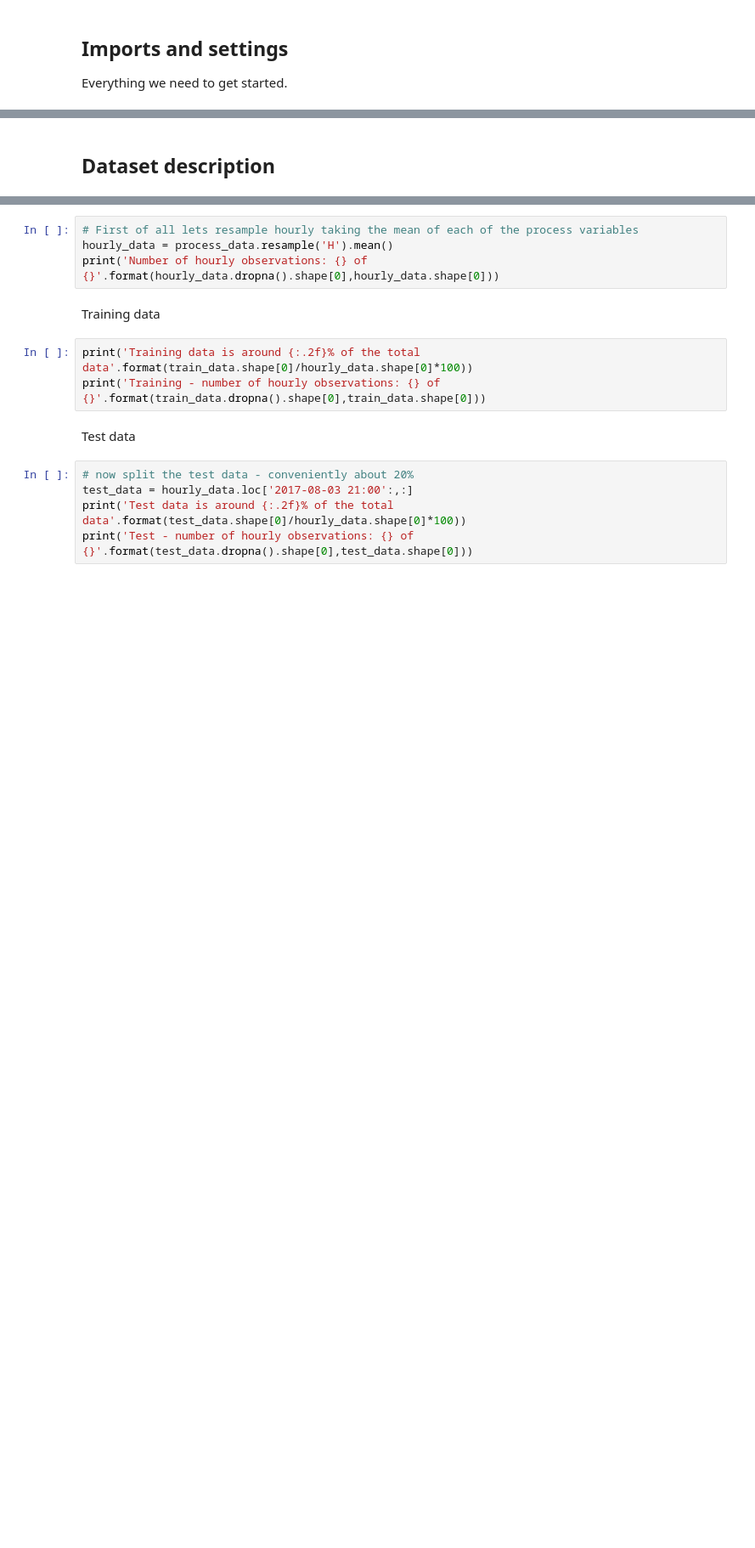
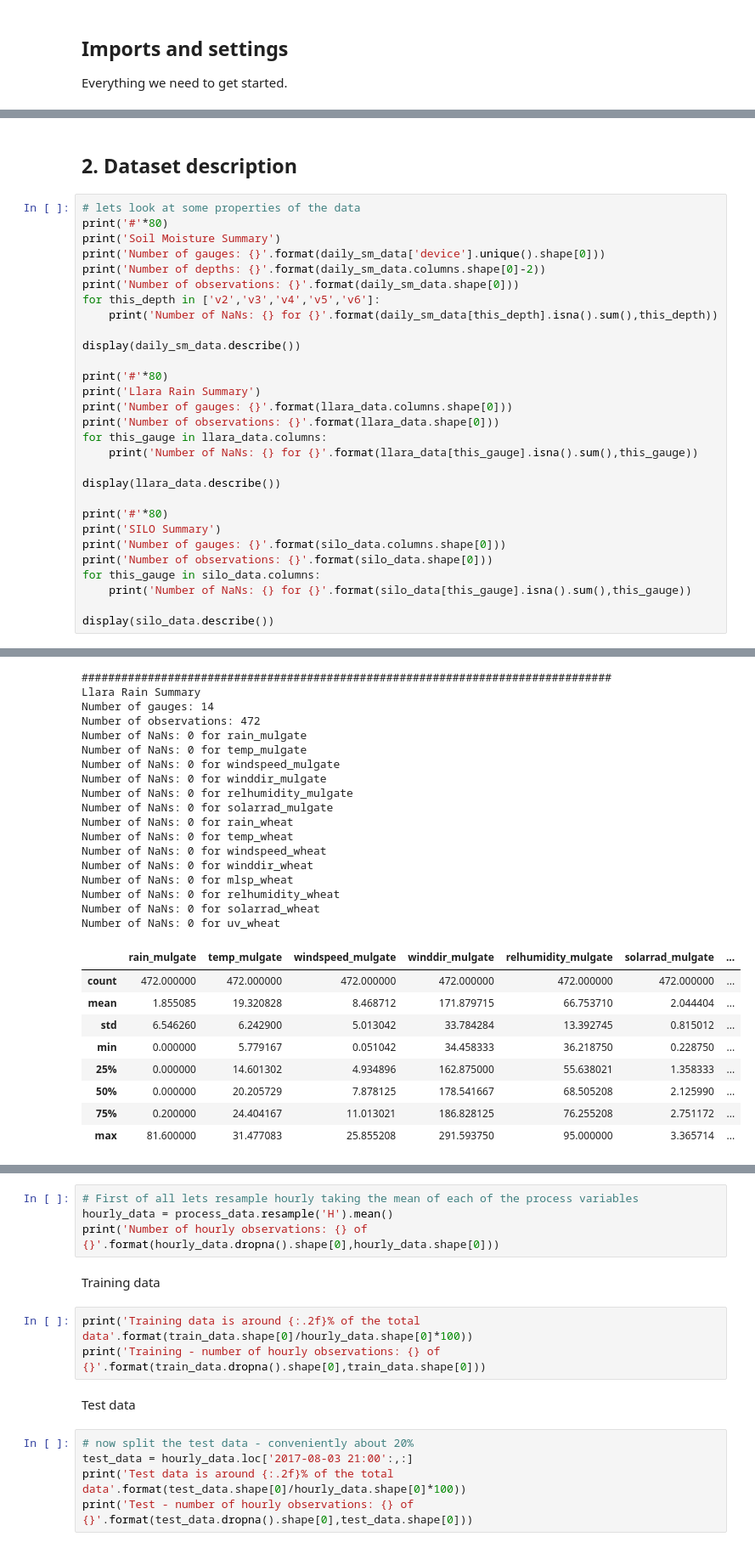
Before and after one commit to dare-centre/DDC-I, a Jupyter notebook: 00_Data_Preprocessing.ipynb, the cells around one changed output, grey strips where cells are left out. Shown at 85% size. Saved outputs shown, nothing was run; the diff lists cells and outputs as text; blank space fills up the shorter version.

```diff
--- a/00_Data_Preprocessing.ipynb
+++ b/00_Data_Preprocessing.ipynb
@@ -41,2 +216,32 @@ process_data.describe()
 # %% [markdown]
-## Dataset description
+## 2. Dataset description
+# %%
+# lets look at some properties of the data
+print('#'*80)
+print('Soil Moisture Summary')
+print('Number of gauges: {}'.format(daily_sm_data['device'].unique().shape[0]))
+print('Number of depths: {}'.format(daily_sm_data.columns.shape[0]-2))
+print('Number of observations: {}'.format(daily_sm_data.shape[0]))
+for this_depth in ['v2','v3','v4','v5','v6']:
+    print('Number of NaNs: {} for {}'.format(daily_sm_data[this_depth].isna().sum(),this_depth))
+
+display(daily_sm_data.describe())
+
+print('#'*80)
+print('Llara Rain Summary')
+print('Number of gauges: {}'.format(llara_data.columns.shape[0]))
+print('Number of observations: {}'.format(llara_data.shape[0]))
+for this_gauge in llara_data.columns:
+    print('Number of NaNs: {} for {}'.format(llara_data[this_gauge].isna().sum(),this_gauge))
+
+display(llara_data.describe())
+
+print('#'*80)
+print('SILO Summary')
+print('Number of gauges: {}'.format(silo_data.columns.shape[0]))
+print('Number of observations: {}'.format(silo_data.shape[0]))
+for this_gauge in silo_data.columns:
+    print('Number of NaNs: {} for {}'.format(silo_data[this_gauge].isna().sum(),this_gauge))
+
+display(silo_data.describe())
+# %% [output]
@@ -42,0 +267,27 @@ process_data.describe()
+################################################################################
+Llara Rain Summary
+Number of gauges: 14
+Number of observations: 472
+Number of NaNs: 0 for rain_mulgate
+Number of NaNs: 0 for temp_mulgate
+Number of NaNs: 0 for windspeed_mulgate
+Number of NaNs: 0 for winddir_mulgate
+Number of NaNs: 0 for relhumidity_mulgate
+Number of NaNs: 0 for solarrad_mulgate
+Number of NaNs: 0 for rain_wheat
+Number of NaNs: 0 for temp_wheat
+Number of NaNs: 0 for windspeed_wheat
+Number of NaNs: 0 for winddir_wheat
+Number of NaNs: 0 for mlsp_wheat
+Number of NaNs: 0 for relhumidity_wheat
+Number of NaNs: 0 for solarrad_wheat
+Number of NaNs: 0 for uv_wheat
+|  | rain_mulgate | temp_mulgate | windspeed_mulgate | winddir_mulgate | relhumidity_mulgate | solarrad_mulgate | ... |
+| count | 472.000000 | 472.000000 | 472.000000 | 472.000000 | 472.000000 | 472.000000 | ... |
+| mean | 1.855085 | 19.320828 | 8.468712 | 171.879715 | 66.753710 | 2.044404 | ... |
+| std | 6.546260 | 6.242900 | 5.013042 | 33.784284 | 13.392745 | 0.815012 | ... |
+| min | 0.000000 | 5.779167 | 0.051042 | 34.458333 | 36.218750 | 0.228750 | ... |
+| 25% | 0.000000 | 14.601302 | 4.934896 | 162.875000 | 55.638021 | 1.358333 | ... |
+| 50% | 0.000000 | 20.205729 | 7.878125 | 178.541667 | 68.505208 | 2.125990 | ... |
+| 75% | 0.200000 | 24.404167 | 11.013021 | 186.828125 | 76.255208 | 2.751172 | ... |
+| max | 81.600000 | 31.477083 | 25.855208 | 291.593750 | 95.000000 | 3.365714 | ... |
```
Also changed, not shown: parts of 18 cells of this notebook, 1 other file.
